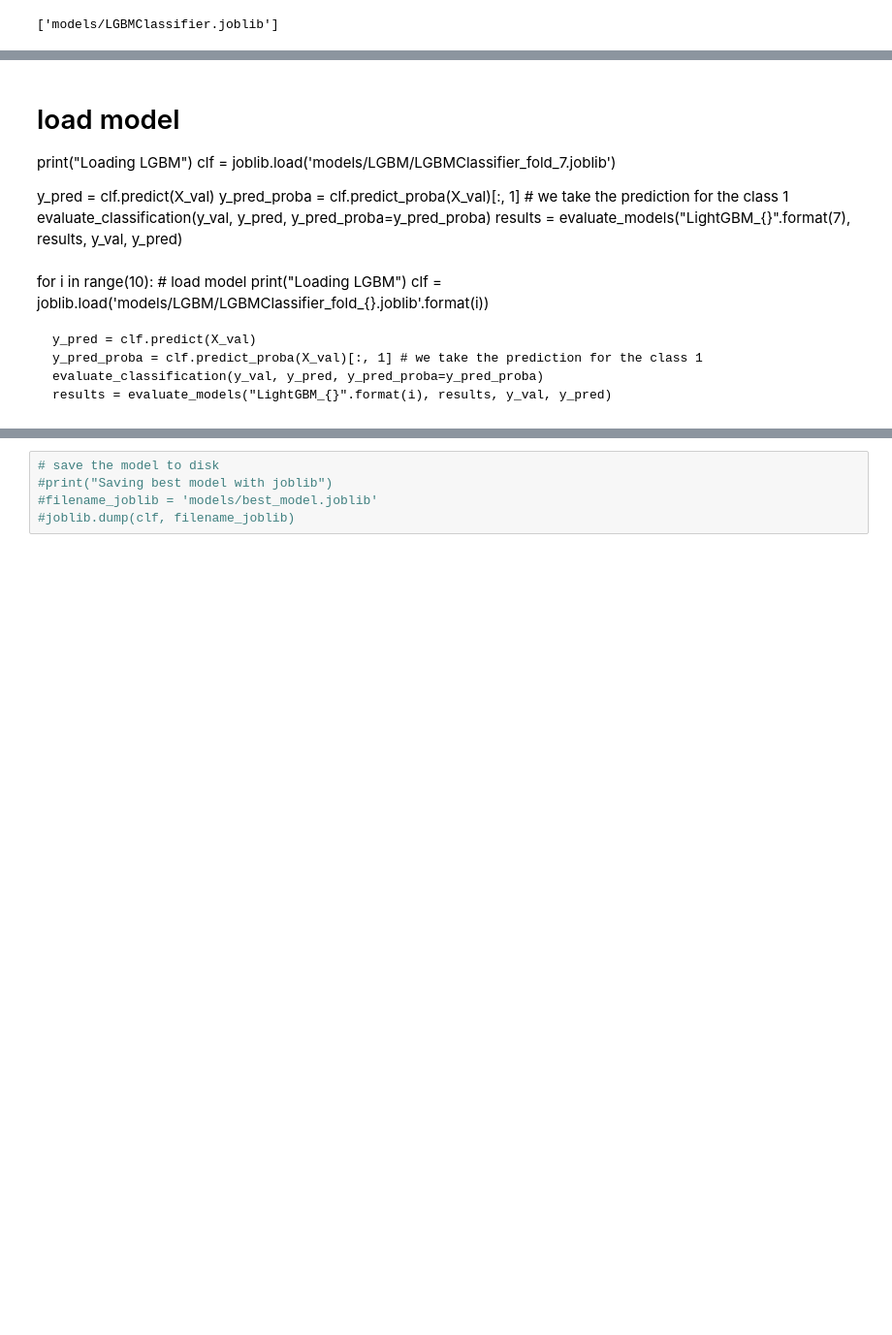
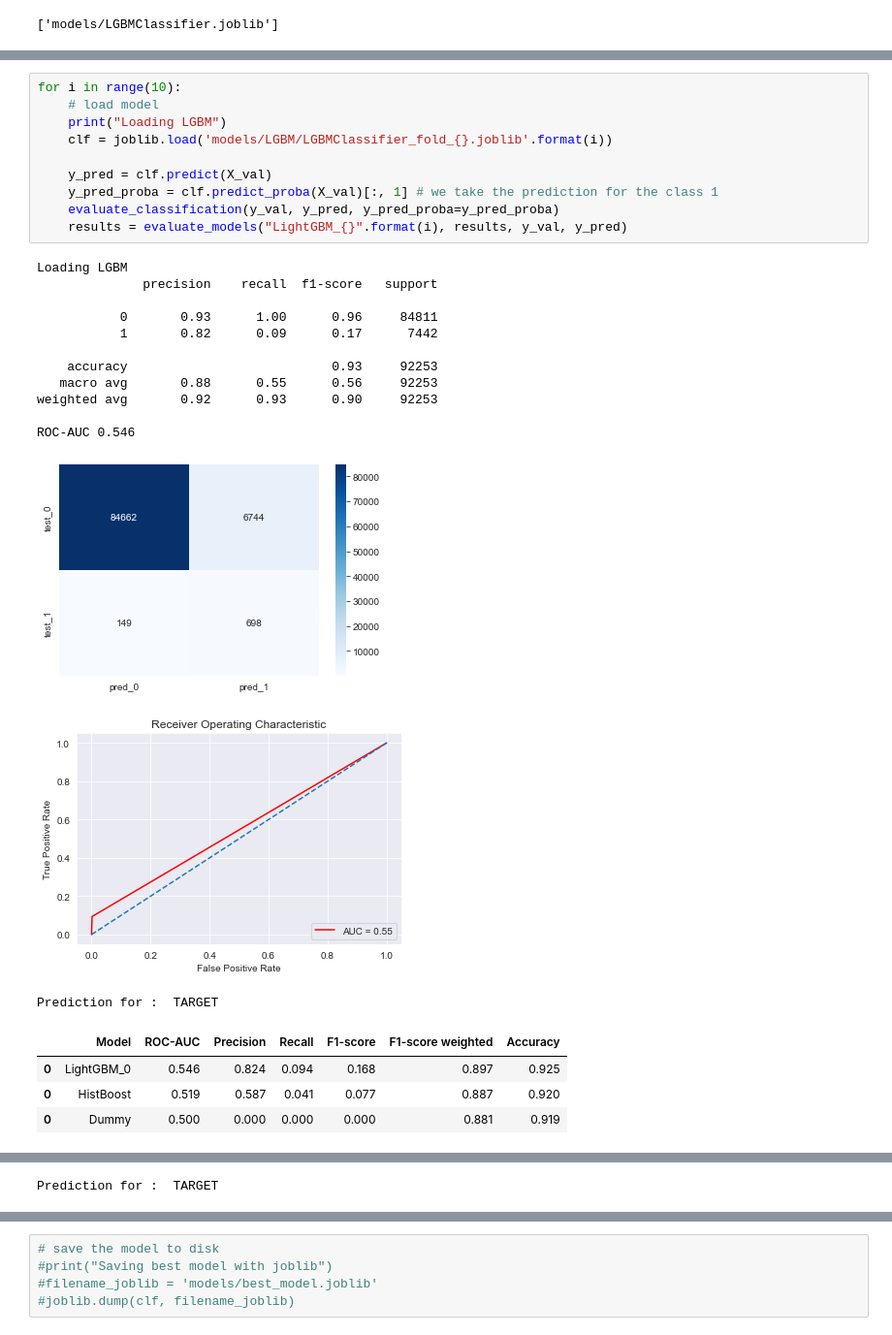
Before and after one commit to oumeima-elgharbi/P7_Data_Science_OpenClassrooms, a Jupyter notebook: P7_03_prediction.ipynb, the cells around one changed output, grey strips where cells are left out. Shown: that part at 97% size. Saved outputs shown, nothing was run; the diff lists cells and outputs as text; blank space fills up the shorter version.

```diff
--- a/P7_03_prediction.ipynb
+++ b/P7_03_prediction.ipynb
@@ -249,19 +229,29 @@ Prediction for :  TARGET
-# %% [markdown]
-# load model
-print("Loading LGBM")
-clf = joblib.load('models/LGBM/LGBMClassifier_fold_7.joblib')
-
-y_pred = clf.predict(X_val)
-y_pred_proba = clf.predict_proba(X_val)[:, 1] # we take the prediction for the class 1
-evaluate_classification(y_val, y_pred, y_pred_proba=y_pred_proba)
-results = evaluate_models("LightGBM_{}".format(7), results, y_val, y_pred)
-# %% [markdown]
-for i in range(10):
-    # load model
-    print("Loading LGBM")
-    clf = joblib.load('models/LGBM/LGBMClassifier_fold_{}.joblib'.format(i))
-
-    y_pred = clf.predict(X_val)
-    y_pred_proba = clf.predict_proba(X_val)[:, 1] # we take the prediction for the class 1
-    evaluate_classification(y_val, y_pred, y_pred_proba=y_pred_proba)
-    results = evaluate_models("LightGBM_{}".format(i), results, y_val, y_pred)
+# %%
+for i in range(10):
+    # load model
+    print("Loading LGBM")
+    clf = joblib.load('models/LGBM/LGBMClassifier_fold_{}.joblib'.format(i))
+
+    y_pred = clf.predict(X_val)
+    y_pred_proba = clf.predict_proba(X_val)[:, 1] # we take the prediction for the class 1
+    evaluate_classification(y_val, y_pred, y_pred_proba=y_pred_proba)
+    results = evaluate_models("LightGBM_{}".format(i), results, y_val, y_pred)
+# %% [output]
+Loading LGBM
+              precision    recall  f1-score   support
+
+           0       0.93      1.00      0.96     84811
+           1       0.82      0.09      0.17      7442
+
+    accuracy                           0.93     92253
+   macro avg       0.88      0.55      0.56     92253
+weighted avg       0.92      0.93      0.90     92253
+
+ROC-AUC 0.546
+[figure, added]
+[figure, added]
+Prediction for :  TARGET
+|  | Model | ROC-AUC | Precision | Recall | F1-score | F1-score weighted | Accuracy |
+| 0 | LightGBM_0 | 0.546 | 0.824 | 0.094 | 0.168 | 0.897 | 0.925 |
+| 0 | HistBoost | 0.519 | 0.587 | 0.041 | 0.077 | 0.887 | 0.920 |
+| 0 | Dummy | 0.500 | 0.000 | 0.000 | 0.000 | 0.881 | 0.919 |
@@ -267,0 +272 @@ for i in range(10):
+Prediction for :  TARGET
```
Also changed, not shown: parts of 10 cells of this notebook, 7 other files.
